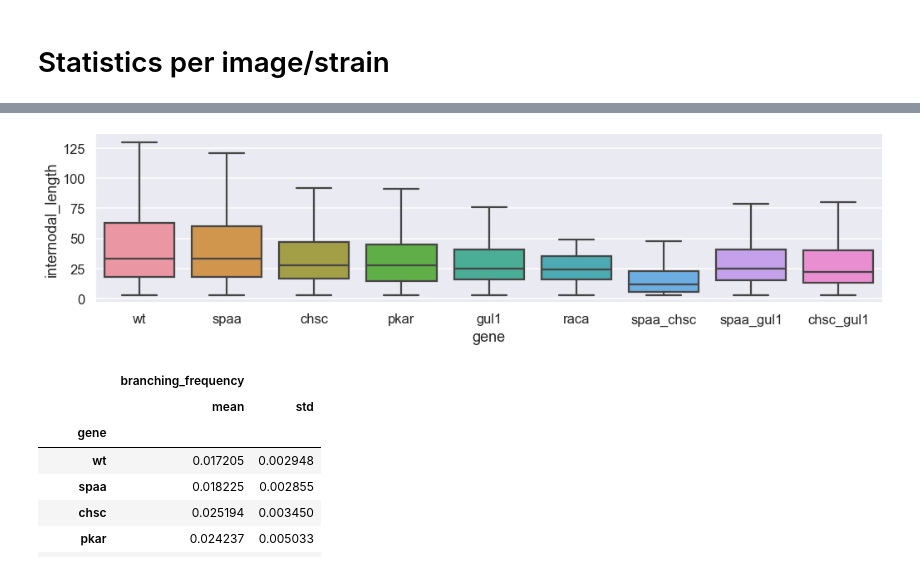
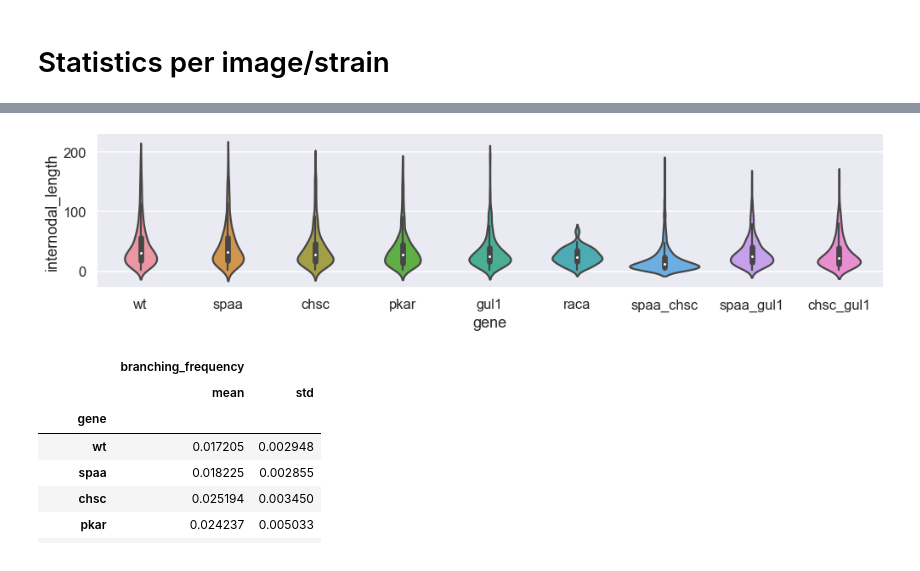
Before and after one commit to jcd12/imaging-biobuilders, a Jupyter notebook: plots (spider, bar, distribution, fermentation).ipynb, the cells around one changed output, grey strips where cells are left out. Drawn from its saved outputs; the diff is of its cells as text; code cells hidden in the pictures.

```diff
--- a/plots (spider, bar, distribution, fermentation).ipynb
+++ b/plots (spider, bar, distribution, fermentation).ipynb
@@ -9,11 +9,15 @@ import os
 
 from math import pi
 
+import matplotlib
 import matplotlib.pyplot as plt
 import seaborn as sns
 sns.set(style="darkgrid", palette="Set2", context="talk")
 from IPython.display import display
 %matplotlib inline
+
+matplotlib.rcParams['pdf.fonttype'] = 42
+matplotlib.rcParams['ps.fonttype'] = 42
 
 import warnings
 warnings.filterwarnings('ignore')
@@ -298,15 +333,15 @@ plt.savefig(figs+"curvature.png", dpi=600)
 # %%
 internodal_df = strain_stats.loc[:, ["gene", "internodal_length"]].copy()
 internodal_df = internodal_df.explode('internodal_length')
 
 internodal_df["internodal_length"] = internodal_df["internodal_length"].astype(float)
 
-sns.catplot(data=internodal_df, x="gene", y="internodal_length", kind="box", showfliers = False, aspect=4, height=3.5,
+sns.catplot(data=internodal_df[internodal_df.internodal_length < 200], x="gene", y="internodal_length", kind="violin", aspect=4, height=3.5,
             order = gene_order)
 
 plt.savefig(figs+"internodal.png", dpi=600)
 # %% [output]
-[figure, old version]
+[figure, new version]
 # %%
 strain_stats.loc[:, ["gene", "branching_frequency"]].groupby("gene").agg(['mean', 'std']).reindex(index = gene_order)
 # %% [output]
```
Also changed, not shown: parts of 16 cells of this notebook, 11 other files.
